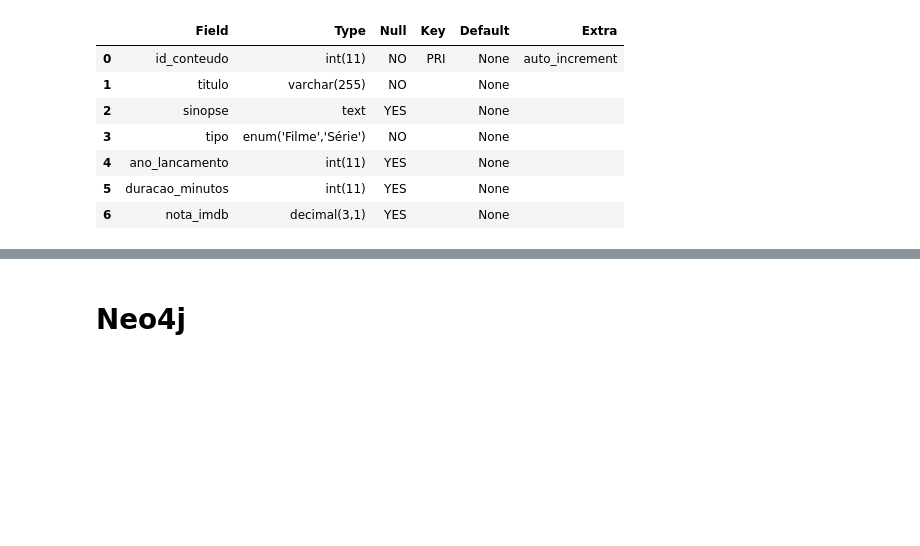
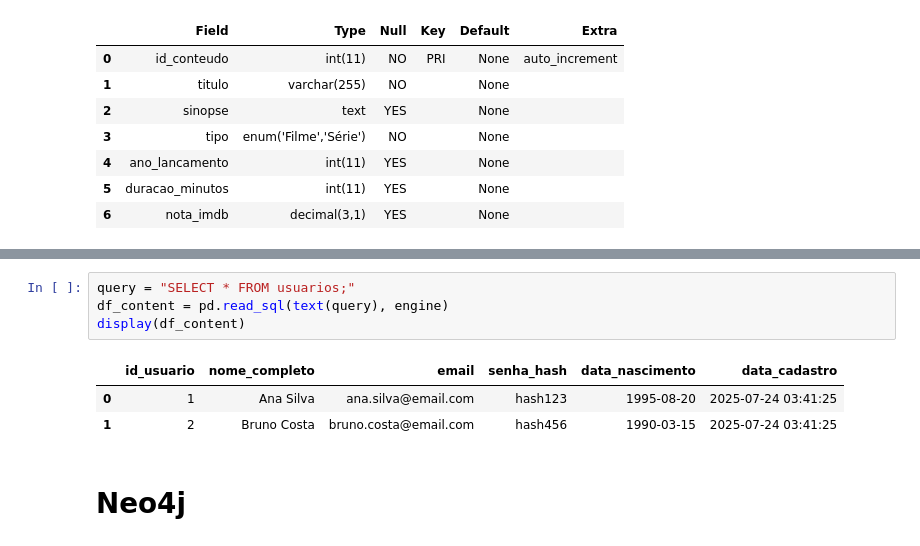
Before and after one commit to juniorcmauricio/cinemaflix_databases, a Jupyter notebook: jupyter/notebooks/How_to_use_Examples.ipynb, the cells around one changed output, grey strips where cells are left out. Cells and saved outputs as stored; diff of their text form; blank space fills up the shorter version.

```diff
--- a/jupyter/notebooks/How_to_use_Examples.ipynb
+++ b/jupyter/notebooks/How_to_use_Examples.ipynb
@@ -335,6 +329,14 @@ display(df_content)
 | 3 | 4 | Shrek | Um ogro tem sua vida invadida por... | Filme | 2001 | 90 | 7.9 |
 | 4 | 5 | Titanic | Um artista pobre e uma jovem rica... | Filme | 1997 | 195 | 7.9 |
 | 5 | 6 | Band of Brothers | A história da Easy Company... | Série | 2001 | 60 | 9.4 |
+# %%
+query = "SELECT * FROM usuarios;"
+df_content = pd.read_sql(text(query), engine)
+display(df_content)
+# %% [output]
+|  | id_usuario | nome_completo | email | senha_hash | data_nascimento | data_cadastro |
+| 0 | 1 | Ana Silva | ana.silva@email.com | hash123 | 1995-08-20 | 2025-07-24 03:41:25 |
+| 1 | 2 | Bruno Costa | bruno.costa@email.com | hash456 | 1990-03-15 | 2025-07-24 03:41:25 |
 # %% [markdown]
 # Neo4j
 # %%
```
Also changed, not shown: parts of 4 cells of this notebook, 2 other files.
